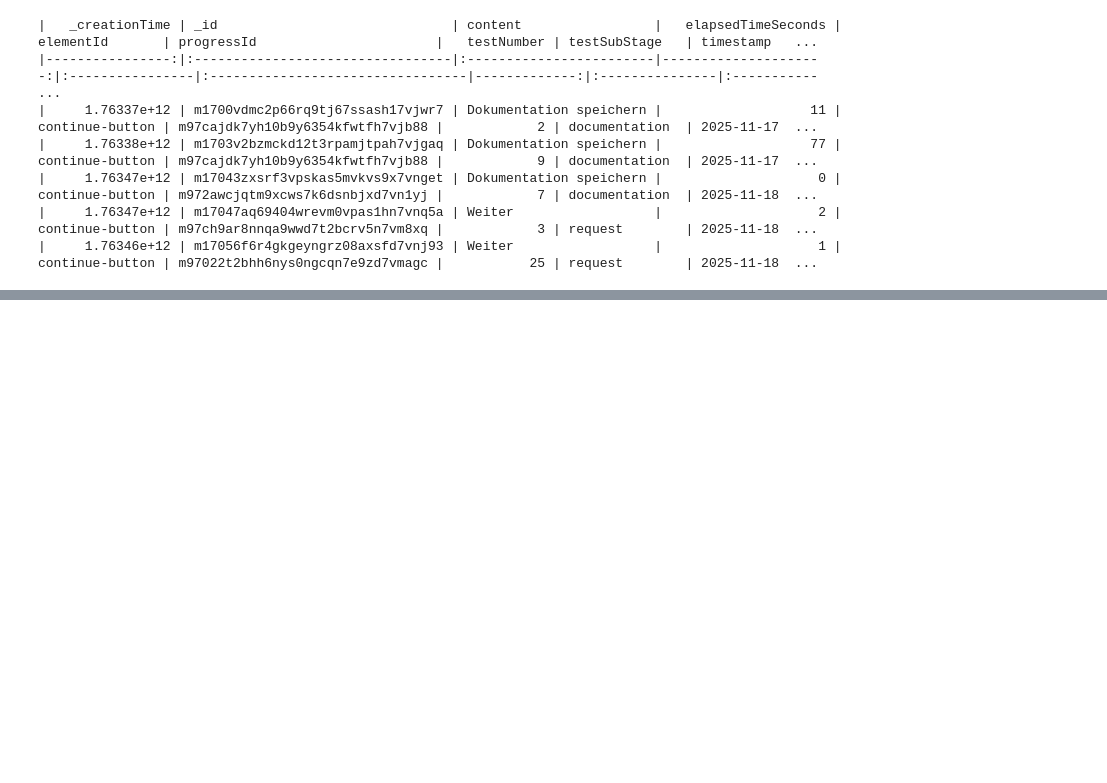
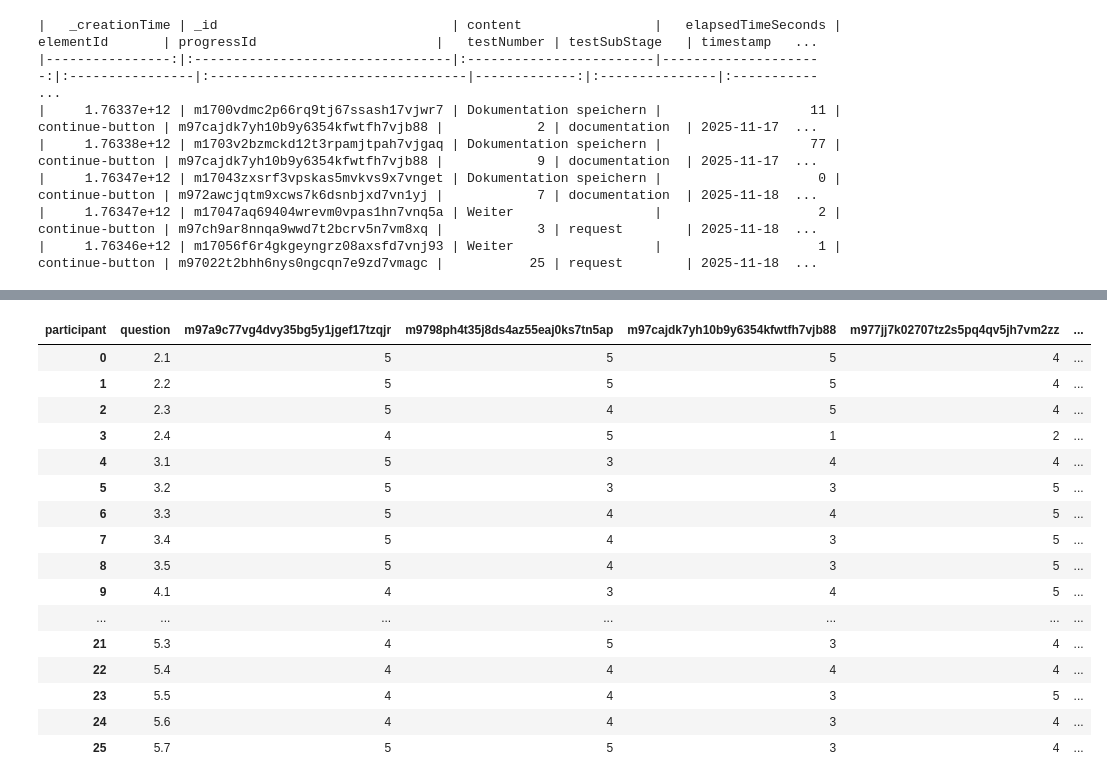
Before and after one commit to oilyshelf/m-thesis, a Jupyter notebook: analysis.ipynb, the cells around one changed output, grey strips where cells are left out. Saved outputs shown, nothing was run; the diff lists cells and outputs as text; code cells hidden in the pictures; blank space fills up the shorter version.

```diff
--- a/analysis.ipynb
+++ b/analysis.ipynb
@@ -1487,0 +1576,4 @@ print(clicks.head().to_markdown(index=False))
+# %%
+# drop _id and _creationTime columns
+post_survey_renamed = post_survey_renamed.drop(columns=["_id", "_creationTime"])
+print(post_survey_renamed.head())
@@ -1487,0 +1596,4 @@ print(clicks.head().to_markdown(index=False))
+# %%
+# rename progressId to participant
+post_survey_renamed = post_survey_renamed.rename(columns={"progressId": "participant"})
+print(post_survey_renamed.head())
@@ -1487,0 +1616,7 @@ print(clicks.head().to_markdown(index=False))
+# %%
+# sort columns alphabetically except participant first
+cols = post_survey_renamed.columns.tolist()
+cols.remove("participant")
+cols = ["participant"] + sorted(cols)
+post_survey_renamed = post_survey_renamed[cols]
+print(post_survey_renamed.head())
@@ -1487,0 +1639,25 @@ print(clicks.head().to_markdown(index=False))
+# %%
+# flip columns and rows and remove participant as index
+post_survey_final = post_survey_renamed.set_index("participant").T.reset_index()
+post_survey_final = post_survey_final.rename(columns={"index": "question"})
+# drop participant column
+
+post_survey_final
+# %% [output]
+| participant | question | m97a9c77vg4dvy35bg5y1jgef17tzqjr | m9798ph4t35j8ds4az55eaj0ks7tn5ap | m97cajdk7yh10b9y6354kfwtfh7vjb88 | m977jj7k02707tz2s5pq4qv5jh7vm2zz | ... |
+| 0 | 2.1 | 5 | 5 | 5 | 4 | ... |
+| 1 | 2.2 | 5 | 5 | 5 | 4 | ... |
+| 2 | 2.3 | 5 | 4 | 5 | 4 | ... |
+| 3 | 2.4 | 4 | 5 | 1 | 2 | ... |
+| 4 | 3.1 | 5 | 3 | 4 | 4 | ... |
+| 5 | 3.2 | 5 | 3 | 3 | 5 | ... |
+| 6 | 3.3 | 5 | 4 | 4 | 5 | ... |
+| 7 | 3.4 | 5 | 4 | 3 | 5 | ... |
+| 8 | 3.5 | 5 | 4 | 3 | 5 | ... |
+| 9 | 4.1 | 4 | 3 | 4 | 5 | ... |
+| ... | ... | ... | ... | ... | ... | ... |
+| 21 | 5.3 | 4 | 5 | 3 | 4 | ... |
+| 22 | 5.4 | 4 | 4 | 4 | 4 | ... |
+| 23 | 5.5 | 4 | 4 | 3 | 5 | ... |
+| 24 | 5.6 | 4 | 4 | 3 | 4 | ... |
+| 25 | 5.7 | 5 | 5 | 3 | 4 | ... |
```
Also changed, not shown: parts of 15 cells of this notebook, 5 other files.
